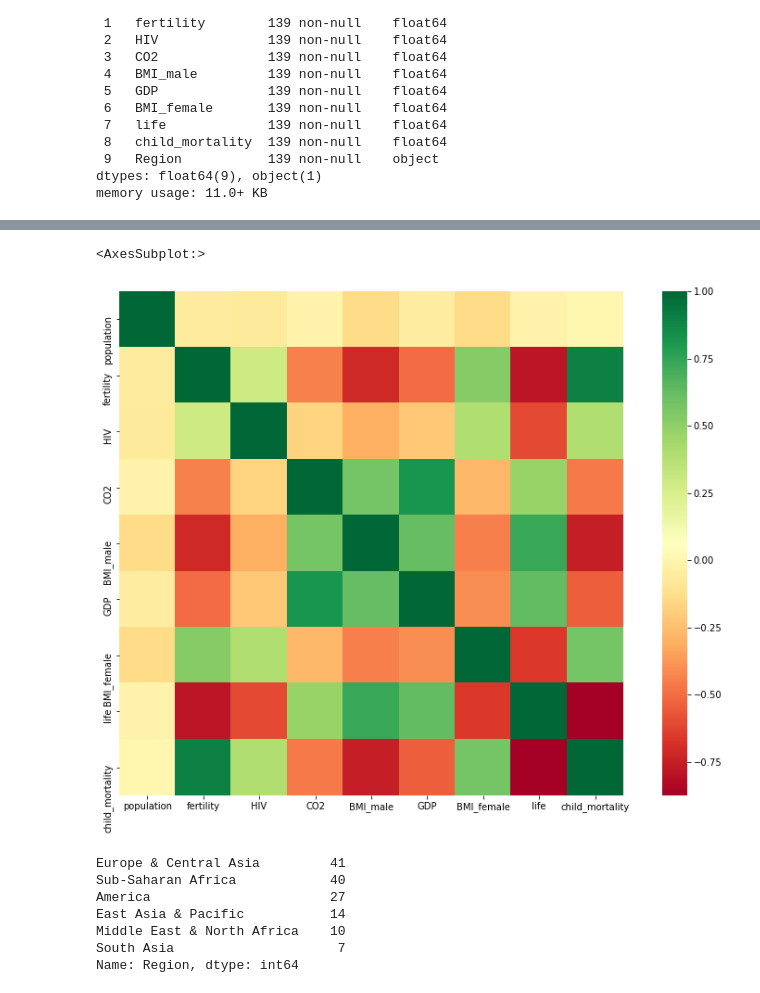
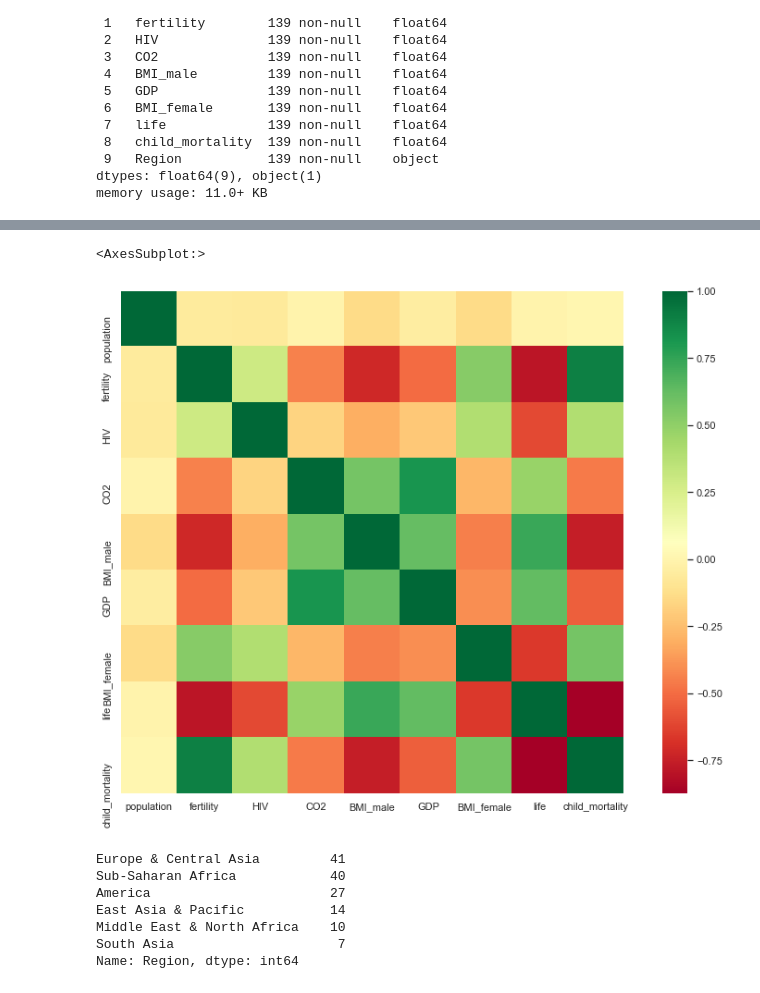
Before and after one commit to kipmadden/Supervised-Learning-with-scikit-learn, a Jupyter notebook: Gapminder Regression.ipynb, the cells around one changed output, grey strips where cells are left out. Drawn from its saved outputs; the diff is of its cells as text; code cells hidden in the pictures.

```diff
--- a/Gapminder Regression.ipynb
+++ b/Gapminder Regression.ipynb
@@ -51,11 +54,12 @@ df.describe()
 | max | 1.197070e+09 | 7.590000 | 25.900000 | 48.702062 | 28.456980 | 126076.000000 | 135.492000 | 82.600000 | 192.000000 |
 # %%
 # Explorer the data
+sns.set_theme()
 fig, ax = plt.subplots(figsize=(15,10))
 sns.heatmap(df.corr(), square=True, cmap='RdYlGn')
 # %% [output]
 <AxesSubplot:>
-[figure, old version]
+[figure, new version]
 # %%
 df.Region.value_counts()
 # %% [output]
```
Also changed, not shown: parts of 22 cells of this notebook, 1 other file.
